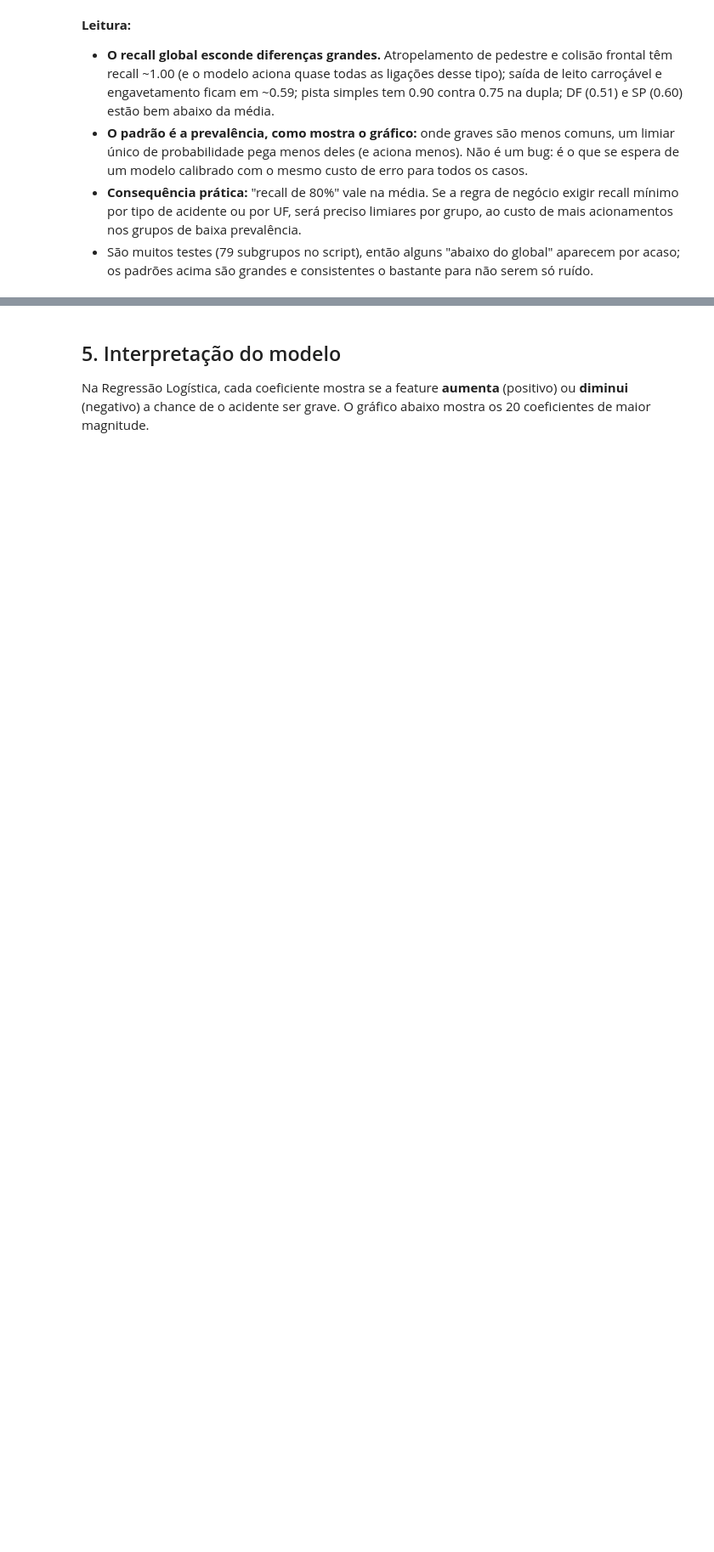
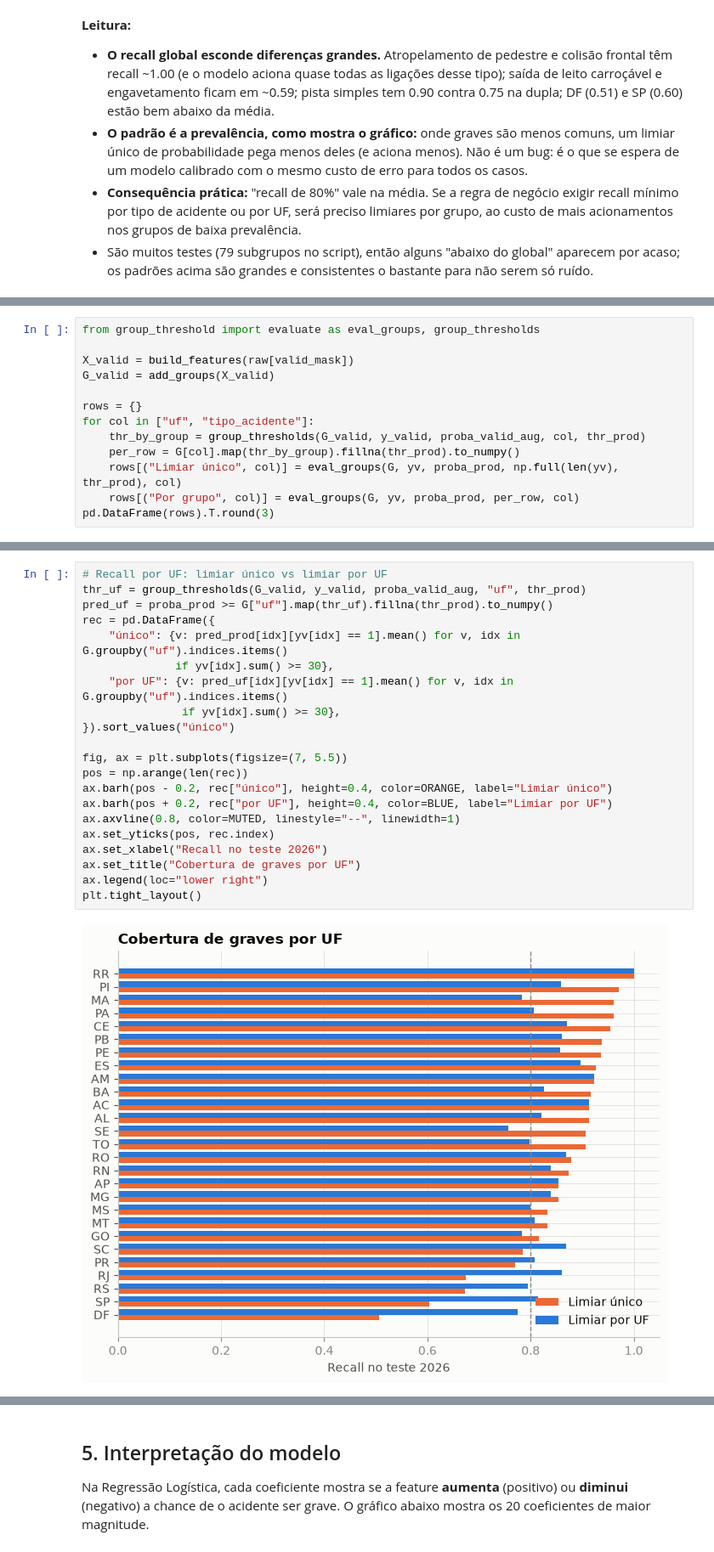
Before and after one commit to rodrigomsousa/prf-accident-severity-predictor, a Jupyter notebook: notebooks/01_eda_and_modeling.ipynb, the cells around one changed output, grey strips where cells are left out. Shown at 85% size. Saved outputs shown, nothing was run; the diff lists cells and outputs as text; blank space fills up the shorter version.

```diff
--- a/notebooks/01_eda_and_modeling.ipynb
+++ b/notebooks/01_eda_and_modeling.ipynb
@@ -666,0 +671,13 @@ plt.tight_layout()
+# %%
+from group_threshold import evaluate as eval_groups, group_thresholds
+
+X_valid = build_features(raw[valid_mask])
+G_valid = add_groups(X_valid)
+
+rows = {}
+for col in ["uf", "tipo_acidente"]:
+    thr_by_group = group_thresholds(G_valid, y_valid, proba_valid_aug, col, thr_prod)
+    per_row = G[col].map(thr_by_group).fillna(thr_prod).to_numpy()
+    rows[("Limiar único", col)] = eval_groups(G, yv, proba_prod, np.full(len(yv), thr_prod), col)
+    rows[("Por grupo", col)] = eval_groups(G, yv, proba_prod, per_row, col)
+pd.DataFrame(rows).T.round(3)
@@ -666,0 +690,23 @@ plt.tight_layout()
+# %%
+# Recall por UF: limiar único vs limiar por UF
+thr_uf = group_thresholds(G_valid, y_valid, proba_valid_aug, "uf", thr_prod)
+pred_uf = proba_prod >= G["uf"].map(thr_uf).fillna(thr_prod).to_numpy()
+rec = pd.DataFrame({
+    "único": {v: pred_prod[idx][yv[idx] == 1].mean() for v, idx in G.groupby("uf").indices.items()
+              if yv[idx].sum() >= 30},
+    "por UF": {v: pred_uf[idx][yv[idx] == 1].mean() for v, idx in G.groupby("uf").indices.items()
+               if yv[idx].sum() >= 30},
+}).sort_values("único")
+
+fig, ax = plt.subplots(figsize=(7, 5.5))
+pos = np.arange(len(rec))
+ax.barh(pos - 0.2, rec["único"], height=0.4, color=ORANGE, label="Limiar único")
+ax.barh(pos + 0.2, rec["por UF"], height=0.4, color=BLUE, label="Limiar por UF")
+ax.axvline(0.8, color=MUTED, linestyle="--", linewidth=1)
+ax.set_yticks(pos, rec.index)
+ax.set_xlabel("Recall no teste 2026")
+ax.set_title("Cobertura de graves por UF")
+ax.legend(loc="lower right")
+plt.tight_layout()
+# %% [output]
+[figure, added]
```
Also changed, not shown: parts of 16 cells of this notebook, 3 other files.
